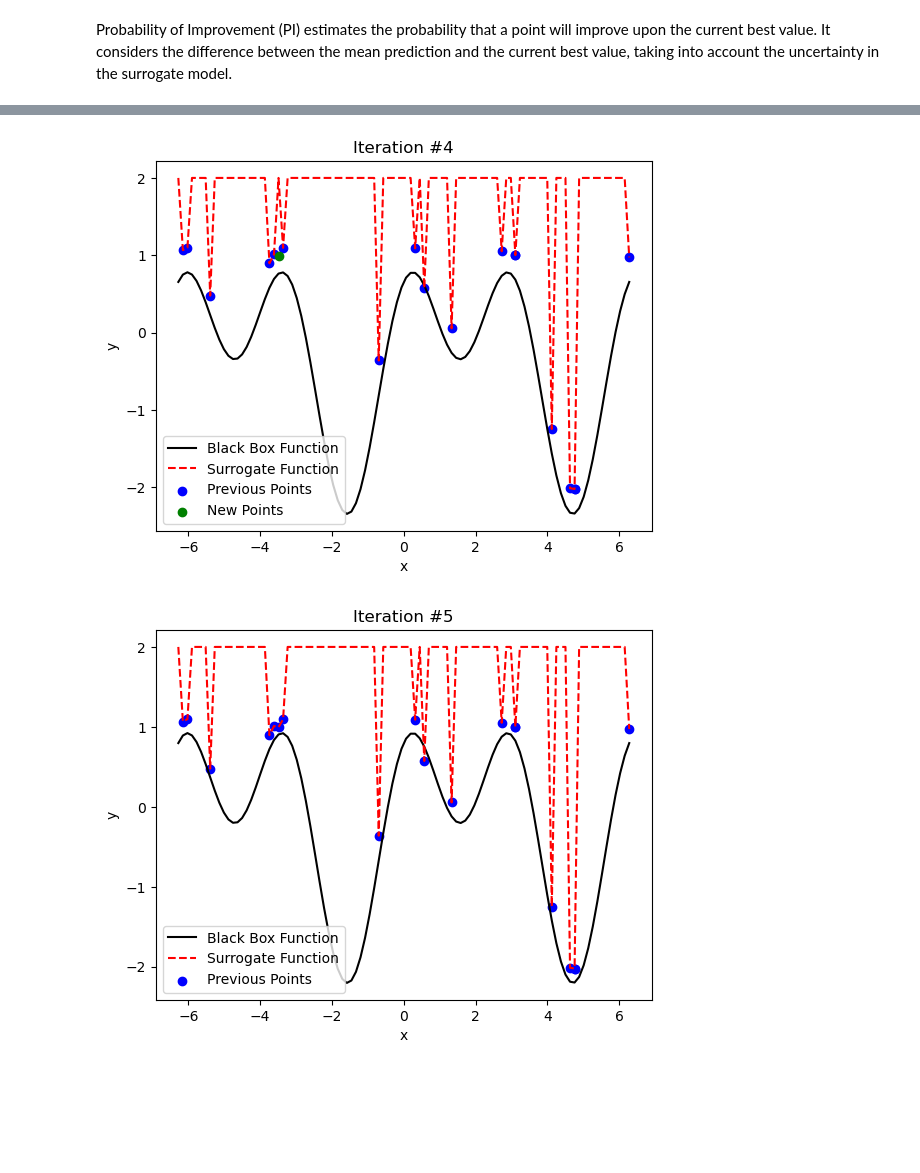
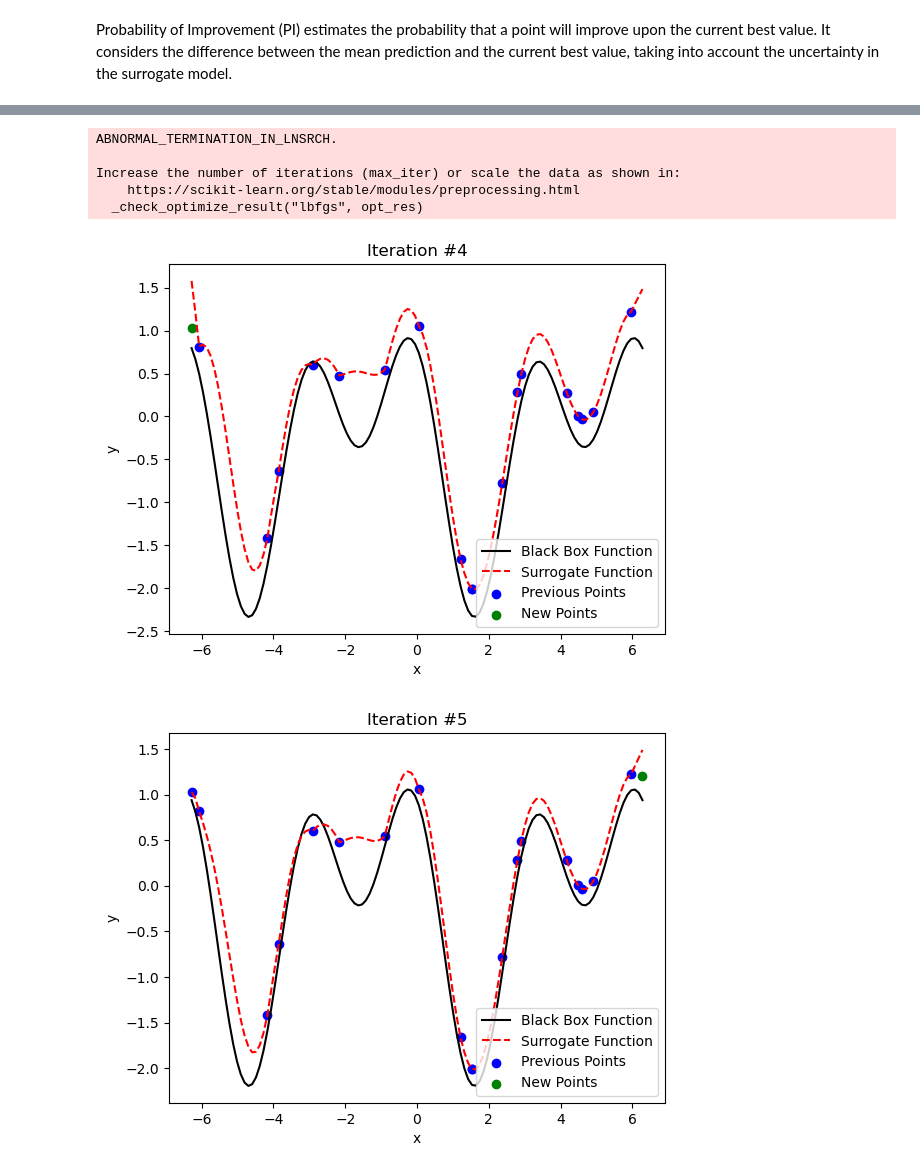
Before and after one commit to shailendranpoyyamozhi/I_am_learning, a Jupyter notebook: Optimisation/Diff_acqusition.ipynb, the cells around one changed output, grey strips where cells are left out. Saved outputs shown, nothing was run; the diff lists cells and outputs as text; code cells hidden in the pictures; blank space fills up the shorter version.

```diff
--- a/Optimisation/Diff_acqusition.ipynb
+++ b/Optimisation/Diff_acqusition.ipynb
@@ -9,11 +9,11 @@ np.random.seed(42)
 
 def Objective_function(x):
     noise = normal(loc=0, scale=0.2)
-    y = np.sin(x) + np.cos(2*x) + noise
+    y = np.sin(3+x) + np.cos(2*x) + noise
     return y
 
 # range of x values
-x_range = np.linspace(-2*np.pi, 2*np.pi, 100)
+x_range = np.linspace(-2*np.pi, 2*np.pi, 120)
 
 # output for each x value
 y_range = Objective_function(x_range)
@@ -153,5 +153,5 @@ plt.show()
 # %%
-num_iterations = 5
+num_iterations = 10
 
 plt.figure(figsize=(10, 6))
 
@@ -165,7 +165,7 @@ for i in range(num_iterations):
     best_y = sample_y[best_idx]
 
     # Set the value of beta for the UCB acquisition function
-    beta = 2.0
+    beta = 2.5
 
     # Generate the Upper Confidence Bound (UCB) using the Gaussian process model
     ucb = upper_confidence_bound(x_range, gp_model, beta)
@@ -193,2 +193,7 @@ for i in range(num_iterations):
+ABNORMAL_TERMINATION_IN_LNSRCH.
+
+Increase the number of iterations (max_iter) or scale the data as shown in:
+    https://scikit-learn.org/stable/modules/preprocessing.html
+  _check_optimize_result("lbfgs", opt_res)
-[figure, old version]
+[figure, new version]
-[figure, old version]
+[figure, new version]
```
Also changed, not shown: parts of 6 cells of this notebook.
